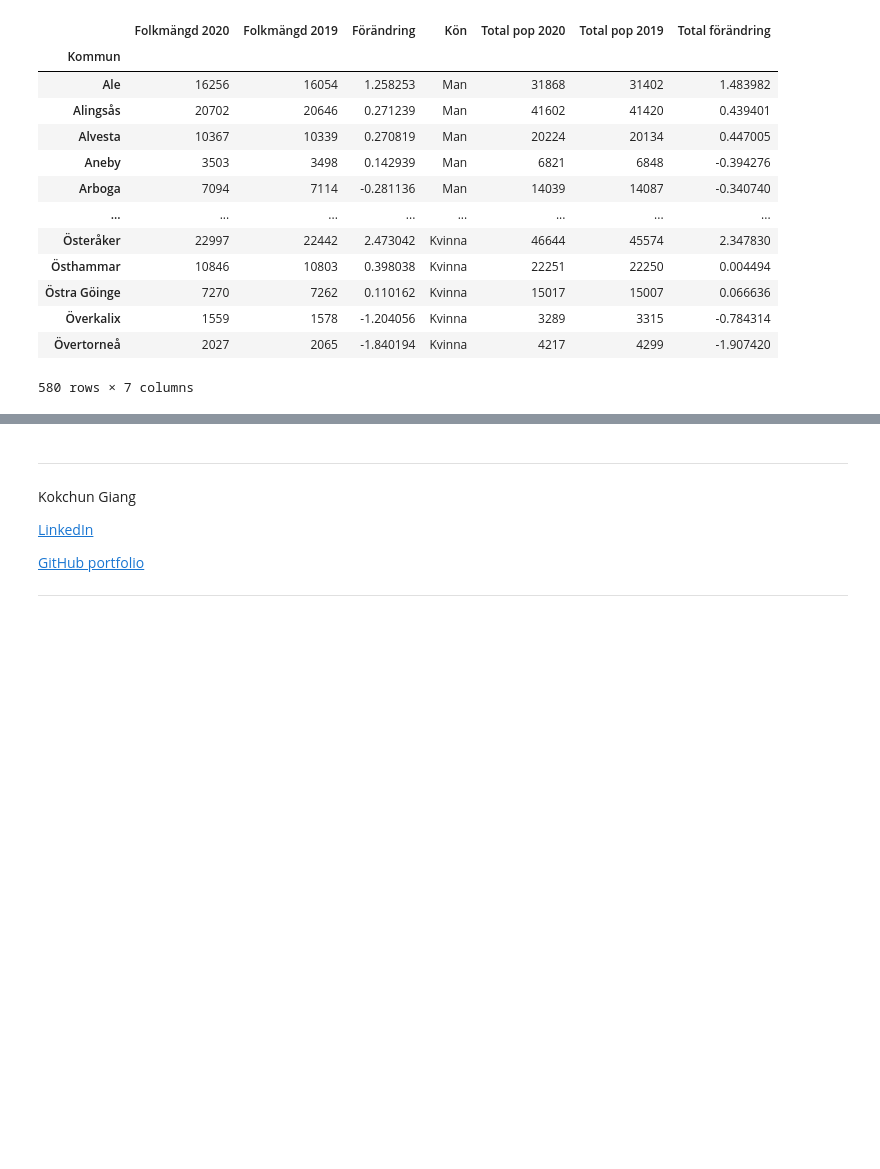
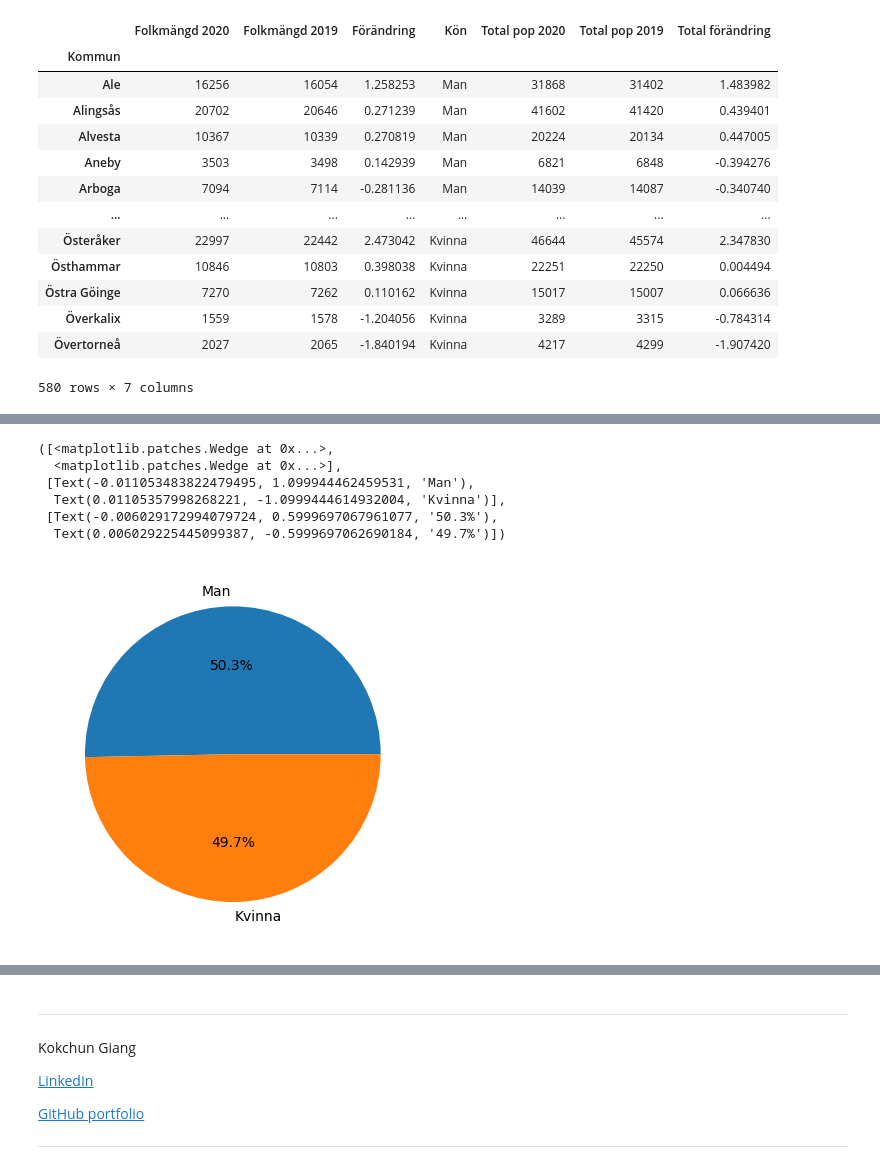
Before and after one commit to MrEcE0046/AI-ML-Grundkunskaper, a Jupyter notebook: Databehandling/Exercise/E00_pandas_basic_syntax.ipynb, the cells around one changed output, grey strips where cells are left out. Drawn from its saved outputs; the diff is of its cells as text; code cells hidden in the pictures; blank space fills up the shorter version.

```diff
--- a/Databehandling/Exercise/E00_pandas_basic_syntax.ipynb
+++ b/Databehandling/Exercise/E00_pandas_basic_syntax.ipynb
@@ -460,0 +449,17 @@ merge_all
+# %%
+# F Create a pie chart showing the total male and female population in Sweden 2020.
+
+df = merge_all
+total_male_pop = man["Folkmängd 2020"].sum()
+total_female_pop = kvinna["Folkmängd 2020"].sum()
+total_pop = [total_male_pop, total_female_pop]
+labels = ["Man", "Kvinna"]
+plt.pie(total_pop, labels=labels, autopct= "%1.1f%%")
+# %% [output]
+([<matplotlib.patches.Wedge at 0x...>,
+  <matplotlib.patches.Wedge at 0x...>],
+ [Text(-0.011053483822479495, 1.099944462459531, 'Man'),
+  Text(0.01105357998268221, -1.0999444614932004, 'Kvinna')],
+ [Text(-0.006029172994079724, 0.5999697067961077, '50.3%'),
+  Text(0.006029225445099387, -0.5999697062690184, '49.7%')])
+[figure, added]
```
Also changed, not shown: parts of 9 cells of this notebook, 17 other files.
